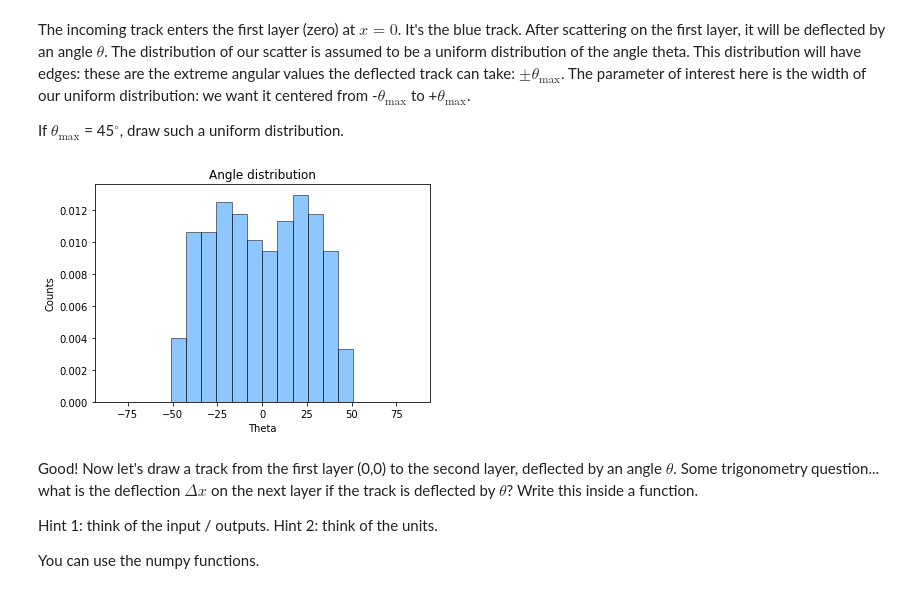
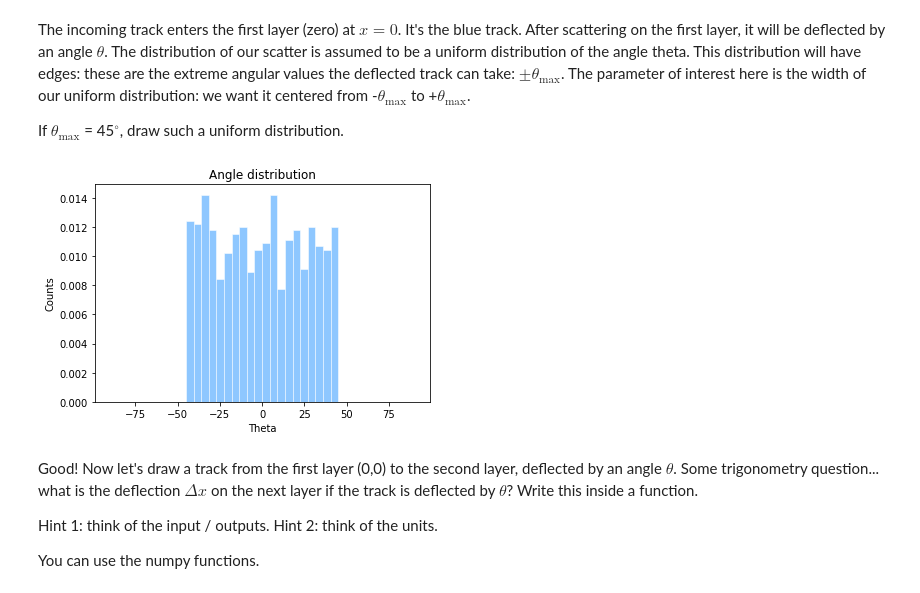
Before and after one commit to smeehan12/LifeOfAParticle_2019, a Jupyter notebook: HandsOn/Scattering/model_one_Coulomb_scatter.ipynb, the cells around one changed output. Saved outputs shown, nothing was run; the diff lists cells and outputs as text; code cells hidden in the pictures.

```diff
--- a/HandsOn/Scattering/model_one_Coulomb_scatter.ipynb
+++ b/HandsOn/Scattering/model_one_Coulomb_scatter.ipynb
@@ -29,24 +29,24 @@ If $\theta_\text{max}$ = 45$^\circ$, draw such a uniform distribution.
 # %%
 import random
 import numpy as np
 
 thetaMax = 45
 
-nTracks = 500
+nTracks = 1000
 thetas  = []
 
 for t in range(nTracks):
     aTheta = 2*thetaMax * random.uniform(0 , 1) - thetaMax
     thetas.append(aTheta)
 
 fig2 = plt.figure()
 plt.title('Angle distribution')
 plt.xlabel('Theta')
 plt.ylabel('Counts')
-n, binArray, patches = plt.hist(thetas, 20, range=[-85, 85], color='dodgerblue', density=True, alpha=0.5, ec='k')
+n, binArray, patches = plt.hist(thetas, 40, range=[-90, 90], color='dodgerblue', density=True, alpha=0.5, ec='w')
 fig2.show()
 # %% [output]
-[figure, old version]
+[figure, new version]
 # %% [markdown]
 Good! Now let's draw a track from the first layer (0,0) to the second layer, deflected by an angle $\theta$.
 Some trigonometry question... what is the deflection $\Delta x$ on the next layer if the track is deflected by $\theta$? Write this inside a function.
```
Also changed, not shown: parts of 4 cells of this notebook, 21 other files.
